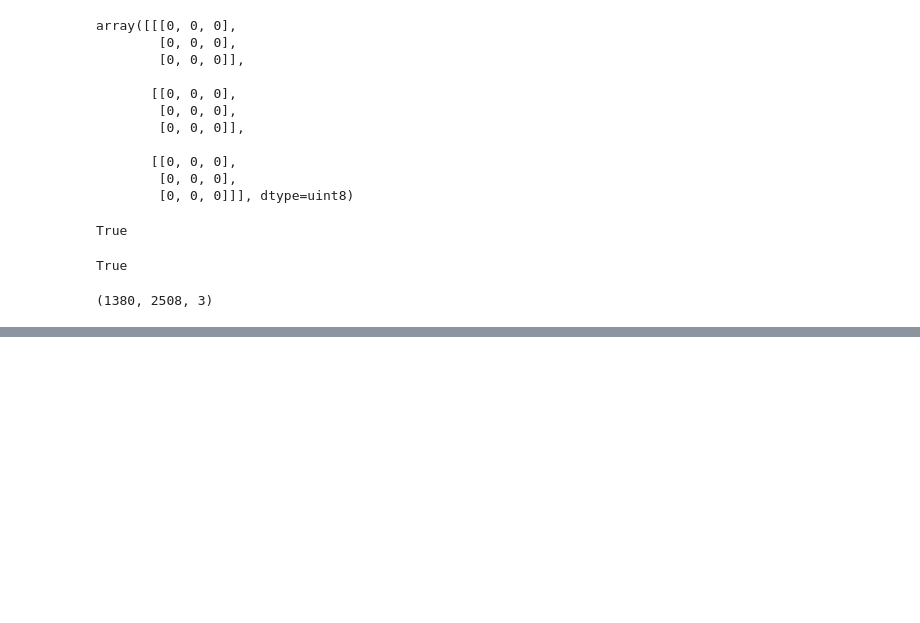
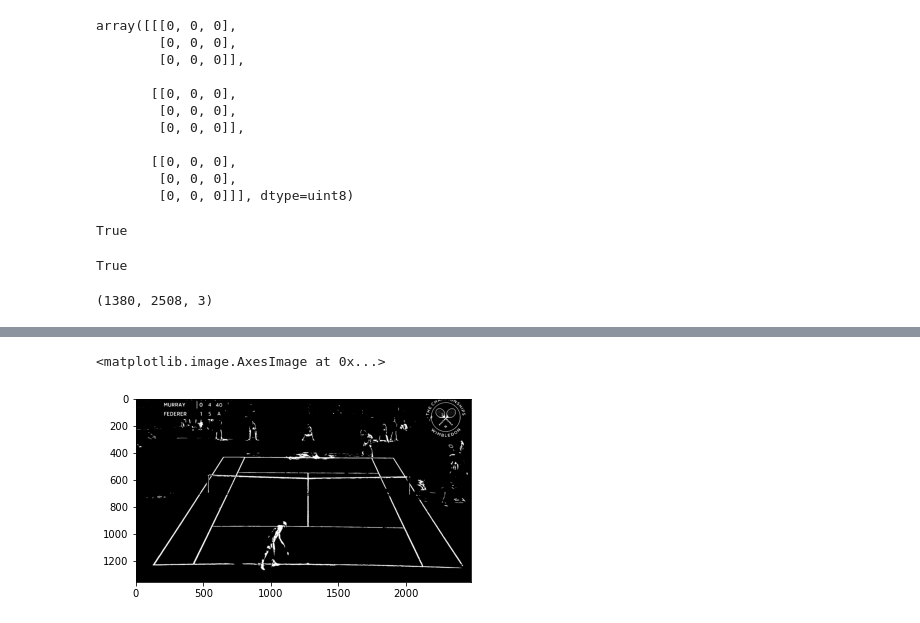
Before and after one commit to Moogun/img_processing, a Jupyter notebook: cv2_basic .ipynb, the cells around one changed output, grey strips where cells are left out. Drawn from its saved outputs; the diff is of its cells as text; code cells hidden in the pictures; blank space fills up the shorter version.

```diff
--- a/cv2_basic .ipynb
+++ b/cv2_basic .ipynb
@@ -56,0 +83,12 @@ t.shape
+# %%
+ret1, thresh1 = cv2.threshold(img, 150, 255, cv2.THRESH_BINARY)
+ret2, thresh2 = cv2.threshold(img, 160, 255, cv2.THRESH_BINARY)
+ret3, thresh3 = cv2.threshold(img, 170, 255, cv2.THRESH_BINARY)
+ret4, thresh4 = cv2.threshold(img, 190, 255, cv2.THRESH_BINARY)
+ret5, thresh5 = cv2.threshold(img, 210, 255, cv2.THRESH_BINARY)
+ret5, thresh5 = cv2.threshold(img, 200, 255, cv2.THRESH_BINARY)
+# %%
+plt.imshow(thresh1, cmap='gray')
+# %% [output]
+<matplotlib.image.AxesImage at 0x...>
+[figure, added]
```
Also changed, not shown: parts of 13 cells of this notebook.
